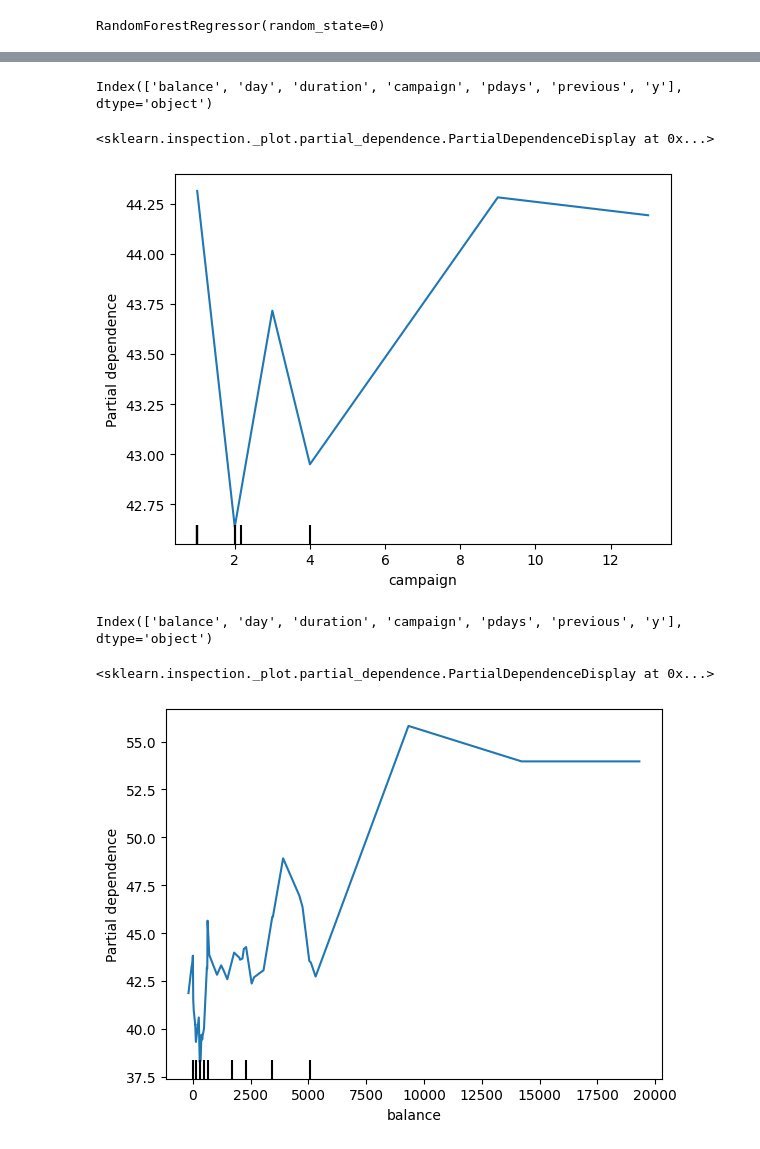
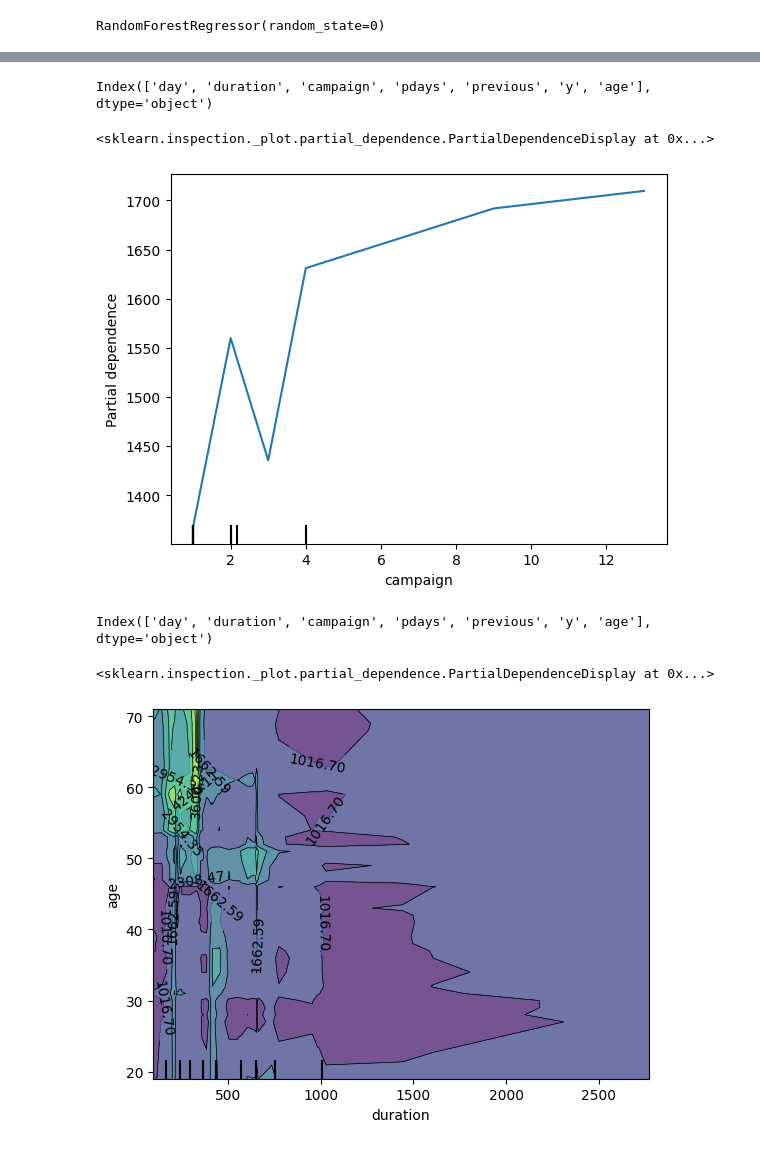
Before and after one commit to debizson/Mesi, a Jupyter notebook: ai_database_.ipynb, the cells around one changed output, grey strips where cells are left out. Drawn from its saved outputs; the diff is of its cells as text; code cells hidden in the pictures.

Commit message:
change the target age to balance

```diff
--- a/ai_database_.ipynb
+++ b/ai_database_.ipynb
@@ -598,7 +598,7 @@ target = 'age'
 # Egy kiemelt feature hatását nézem a targetként kiválasztott feature-re
 # nézve.
 # Úgy döntöttem, hogy a target - ként eddig szereplő y - t(yes, no) most átteszem,
-# és másikat választok, az age(kor) - ra tanítok és külön vizsgálom
+# és másikat választok, az balance - ra tanítok és külön vizsgálom
 # a yes(igen) adathalamzt és külön a no(nem) adathalmazt.
 # Így egy folytonos target jellmezőt is vizsgálhatok, mert számomra az érdekesebb
 # most. Ehhez viszont kezelnem kell a régi y címke drasztikus elválasztását(yes, no),
@@ -615,27 +615,26 @@ target = 'age'
 
 #változtatás, előkészítés
 # Most összébb szedem az oszlopokat egy típusba.
-features_numeric_changed = ['balance',
+features_numeric_changed = [
          'day', 'duration' , 'campaign', 'pdays',
-       'previous', 'y']
+       'previous', 'y', 'age']
 
-target = 'age'
+target = 'balance'
 
-# Eltávolítjuk az 'age' jellemzőt a features_numeric listából
-#features_numeric_minus_age = [feature for feature in features_numeric if feature != 'age']
+# Eltávolítottam az 'balance' jellemzőt a features_numeric listából
 
-# Hozzáadjuk az 'y' jellemzőt a features_numeric listához
-#features_changed = features_numeric_minus_age.append('y')
+# Hozzáadtuj az 'y' jellemzőt a features_numeric listához
+
 
 # Adatkészletek módosítása
 train_x = train[features_numeric_changed]
-train_y = train[['age']]  # Az 'age' jellemzőt az 'y' helyére teszem
+train_y = train[['balance']]  # Az 'balance' jellemzőt az 'y' helyére teszem
 
 test_x = test[features_numeric_changed]
-test_y = test[['age']]  # Az 'age' jellemzőt az 'y' helyére teszem
+test_y = test[['balance']]  # Az 'balance' jellemzőt az 'y' helyére teszem
 
 dev_x = dev[features_numeric_changed]
-dev_y = dev[['age']]  # Az 'age' jellemzőt az 'y' helyére teszem
+dev_y = dev[['balance']]  # Az 'balance' jellemzőt az 'y' helyére teszem
 
 train_x
 # %% [output]
@@ -671,21 +670,21 @@ dev_x_no = dev_x[dev_x['y'] == False]
 
 # Train adatkészlet szétválasztása
 train_y_yes = train[train['y'] == True]
-train_y_yes = train_y_yes['age']
+train_y_yes = train_y_yes['balance']
 train_y_no = train[train['y'] == False]
-train_y_no = train_y_no['age']
+train_y_no = train_y_no['balance']
 
 # Test adatkészlet szétválasztása
 test_y_yes = test[test['y'] == True]
-test_y_yes = test_y_yes['age']
+test_y_yes = test_y_yes['balance']
 test_y_no = test[test['y'] == False]
-test_y_no = test_y_no['age']
+test_y_no = test_y_no['balance']
 
 # Dev adatkészlet szétválasztása
 dev_y_yes = dev[dev['y'] == True]
-dev_y_yes = dev_y_yes['age']
+dev_y_yes = dev_y_yes['balance']
 dev_y_no = dev[dev['y'] == False]
-dev_y_no = dev_y_no['age']
+dev_y_no = dev_y_no['balance']
 
 train_x_yes
 # %% [output]
@@ -767,16 +786,16 @@ print(train_x_yes.columns)
 
 PartialDependenceDisplay.from_estimator(reg, dev_x_yes, ['campaign'], method='brute')
 # %% [output]
-Index(['balance', 'day', 'duration', 'campaign', 'pdays', 'previous', 'y'], dtype='object')
+Index(['day', 'duration', 'campaign', 'pdays', 'previous', 'y', 'age'], dtype='object')
 <sklearn.inspection._plot.partial_dependence.PartialDependenceDisplay at 0x...>
-[figure, old version]
+[figure, new version]
 # %%
 from sklearn.inspection import PartialDependenceDisplay
 
 print(train_x_yes.columns)
 
-PartialDependenceDisplay.from_estimator(reg, dev_x_yes, ['balance'], method='brute')
+PartialDependenceDisplay.from_estimator(reg, dev_x_yes,[('duration', 'age')], method='brute')
 # %% [output]
-Index(['balance', 'day', 'duration', 'campaign', 'pdays', 'previous', 'y'], dtype='object')
+Index(['day', 'duration', 'campaign', 'pdays', 'previous', 'y', 'age'], dtype='object')
 <sklearn.inspection._plot.partial_dependence.PartialDependenceDisplay at 0x...>
-[figure, old version]
+[figure, new version]
```
Also changed, not shown: parts of 10 cells of this notebook.
